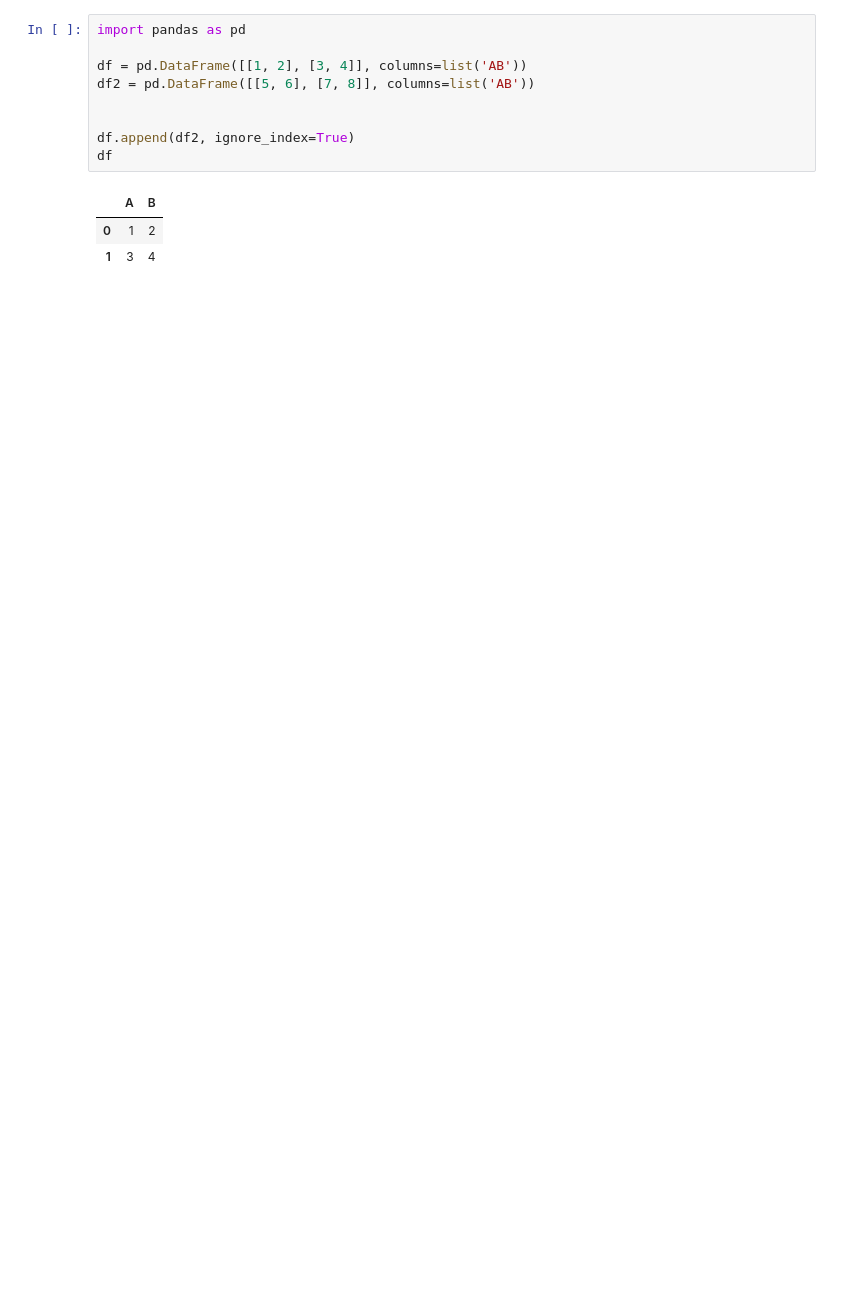
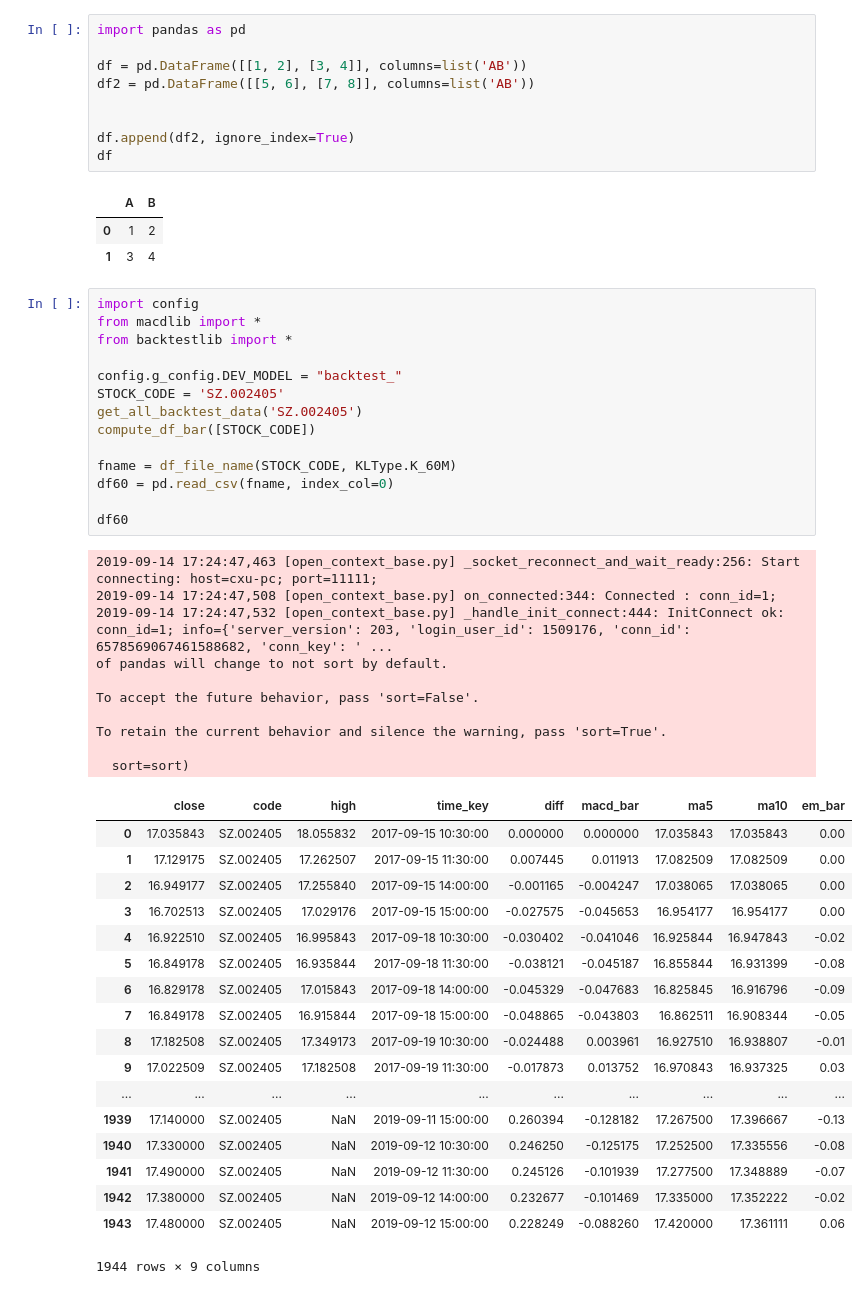
Before and after one commit to drunkpig/macd_exp, a Jupyter notebook: 一只可能性判断.ipynb, the cells around one changed output. Saved outputs shown, nothing was run; the diff lists cells and outputs as text; blank space fills up the shorter version.

```diff
--- a/一只可能性判断.ipynb
+++ b/一只可能性判断.ipynb
@@ -11,3 +11,46 @@ df
 |  | A | B |
 | 0 | 1 | 2 |
 | 1 | 3 | 4 |
+# %%
+import config
+from macdlib import *
+from backtestlib import *
+
+config.g_config.DEV_MODEL = "backtest_"
+STOCK_CODE = 'SZ.002405'
+get_all_backtest_data('SZ.002405')
+compute_df_bar([STOCK_CODE])
+
+fname = df_file_name(STOCK_CODE, KLType.K_60M)
+df60 = pd.read_csv(fname, index_col=0)
+
+df60
+# %% [output]
+2019-09-14 17:24:47,463 [open_context_base.py] _socket_reconnect_and_wait_ready:256: Start connecting: host=cxu-pc; port=11111;
+2019-09-14 17:24:47,508 [open_context_base.py] on_connected:344: Connected : conn_id=1;
+2019-09-14 17:24:47,532 [open_context_base.py] _handle_init_connect:444: InitConnect ok: conn_id=1; info={'server_version': 203, 'login_user_id': 1509176, 'conn_id': 6578569067461588682, 'conn_key': ' ...
+of pandas will change to not sort by default.
+
+To accept the future behavior, pass 'sort=False'.
+
+To retain the current behavior and silence the warning, pass 'sort=True'.
+
+  sort=sort)
+|  | close | code | high | time_key | diff | macd_bar | ma5 | ma10 | em_bar |
+| 0 | 17.035843 | SZ.002405 | 18.055832 | 2017-09-15 10:30:00 | 0.000000 | 0.000000 | 17.035843 | 17.035843 | 0.00 |
+| 1 | 17.129175 | SZ.002405 | 17.262507 | 2017-09-15 11:30:00 | 0.007445 | 0.011913 | 17.082509 | 17.082509 | 0.00 |
+| 2 | 16.949177 | SZ.002405 | 17.255840 | 2017-09-15 14:00:00 | -0.001165 | -0.004247 | 17.038065 | 17.038065 | 0.00 |
+| 3 | 16.702513 | SZ.002405 | 17.029176 | 2017-09-15 15:00:00 | -0.027575 | -0.045653 | 16.954177 | 16.954177 | 0.00 |
+| 4 | 16.922510 | SZ.002405 | 16.995843 | 2017-09-18 10:30:00 | -0.030402 | -0.041046 | 16.925844 | 16.947843 | -0.02 |
+| 5 | 16.849178 | SZ.002405 | 16.935844 | 2017-09-18 11:30:00 | -0.038121 | -0.045187 | 16.855844 | 16.931399 | -0.08 |
+| 6 | 16.829178 | SZ.002405 | 17.015843 | 2017-09-18 14:00:00 | -0.045329 | -0.047683 | 16.825845 | 16.916796 | -0.09 |
+| 7 | 16.849178 | SZ.002405 | 16.915844 | 2017-09-18 15:00:00 | -0.048865 | -0.043803 | 16.862511 | 16.908344 | -0.05 |
+| 8 | 17.182508 | SZ.002405 | 17.349173 | 2017-09-19 10:30:00 | -0.024488 | 0.003961 | 16.927510 | 16.938807 | -0.01 |
+| 9 | 17.022509 | SZ.002405 | 17.182508 | 2017-09-19 11:30:00 | -0.017873 | 0.013752 | 16.970843 | 16.937325 | 0.03 |
+| ... | ... | ... | ... | ... | ... | ... | ... | ... | ... |
+| 1939 | 17.140000 | SZ.002405 | NaN | 2019-09-11 15:00:00 | 0.260394 | -0.128182 | 17.267500 | 17.396667 | -0.13 |
+| 1940 | 17.330000 | SZ.002405 | NaN | 2019-09-12 10:30:00 | 0.246250 | -0.125175 | 17.252500 | 17.335556 | -0.08 |
+| 1941 | 17.490000 | SZ.002405 | NaN | 2019-09-12 11:30:00 | 0.245126 | -0.101939 | 17.277500 | 17.348889 | -0.07 |
+| 1942 | 17.380000 | SZ.002405 | NaN | 2019-09-12 14:00:00 | 0.232677 | -0.101469 | 17.335000 | 17.352222 | -0.02 |
+| 1943 | 17.480000 | SZ.002405 | NaN | 2019-09-12 15:00:00 | 0.228249 | -0.088260 | 17.420000 | 17.361111 | 0.06 |
+1944 rows × 9 columns
```
Also changed, not shown: parts of 4 cells of this notebook, 6 other files.
